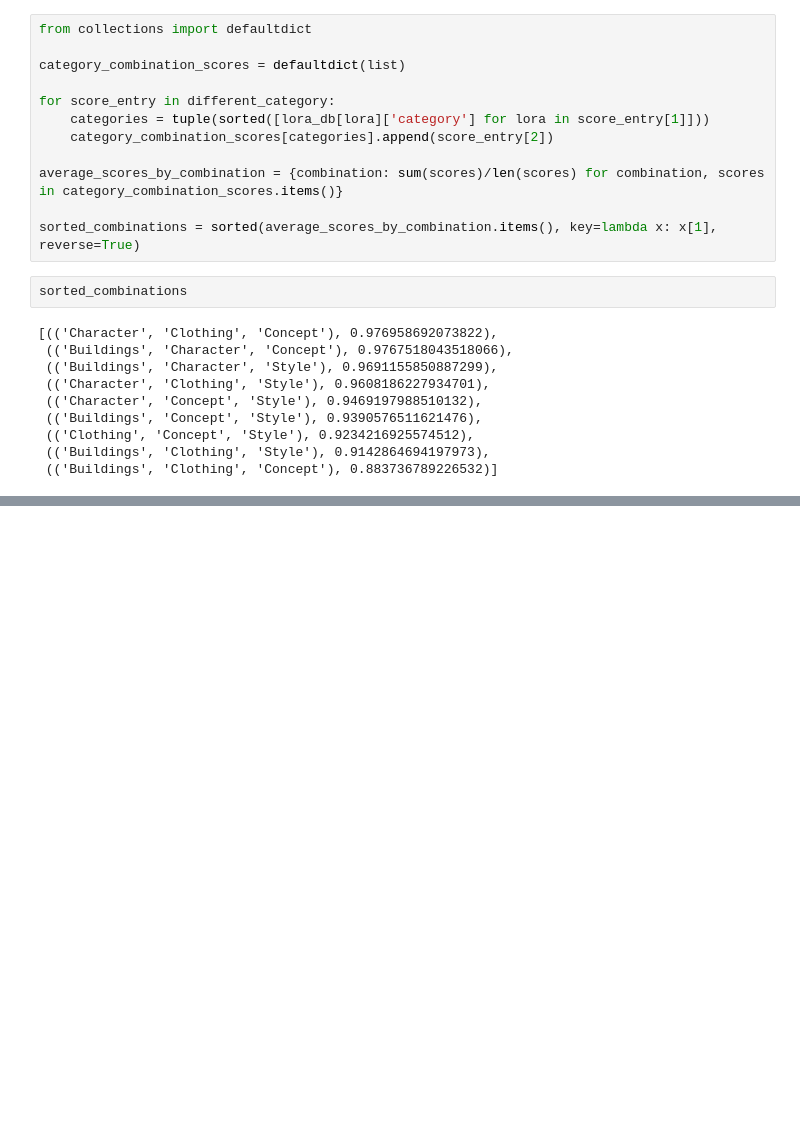
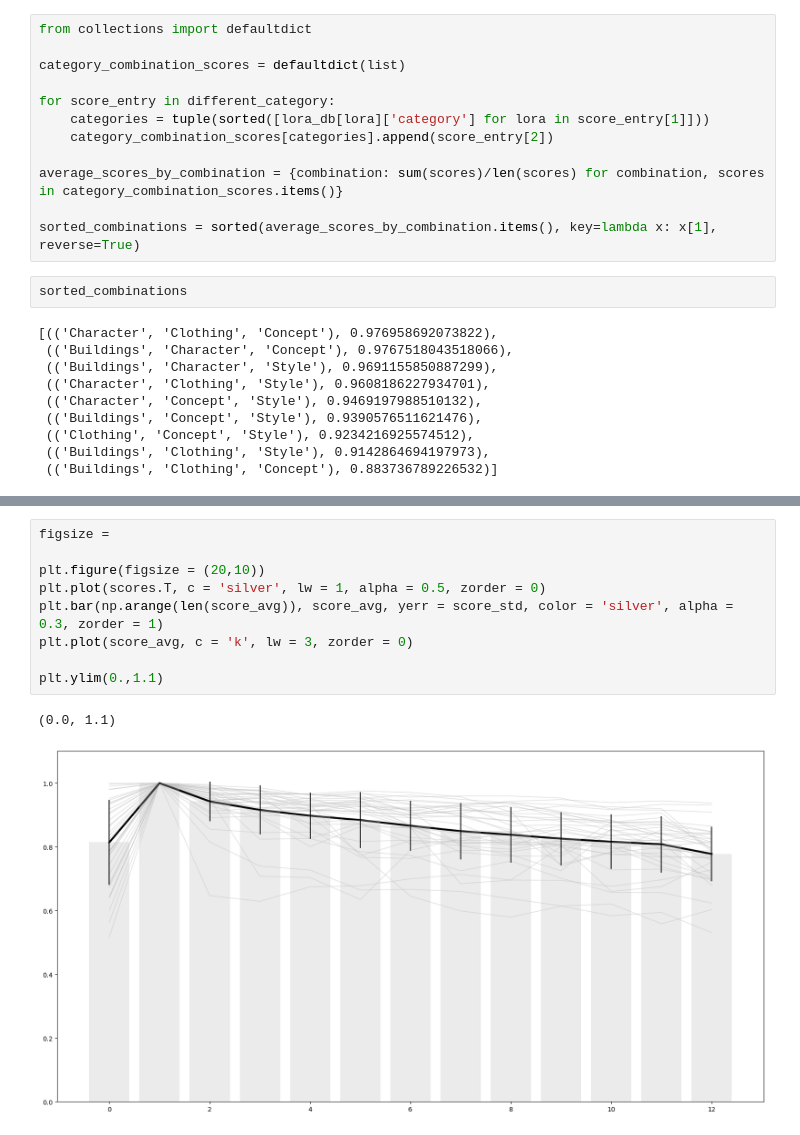
Before and after one commit to PPierzc/loracraft, a Jupyter notebook: score.ipynb, the cells around one changed output, grey strips where cells are left out. Drawn from its saved outputs; the diff is of its cells as text; blank space fills up the shorter version.

```diff
--- a/score.ipynb
+++ b/score.ipynb
@@ -496,0 +570,12 @@ sorted_combinations
+# %%
+figsize =
+
+plt.figure(figsize = (20,10))
+plt.plot(scores.T, c = 'silver', lw = 1, alpha = 0.5, zorder = 0)
+plt.bar(np.arange(len(score_avg)), score_avg, yerr = score_std, color = 'silver', alpha = 0.3, zorder = 1)
+plt.plot(score_avg, c = 'k', lw = 3, zorder = 0)
+
+plt.ylim(0.,1.1)
+# %% [output]
+(0.0, 1.1)
+[figure, added]
```
Also changed, not shown: parts of 9 cells of this notebook.
